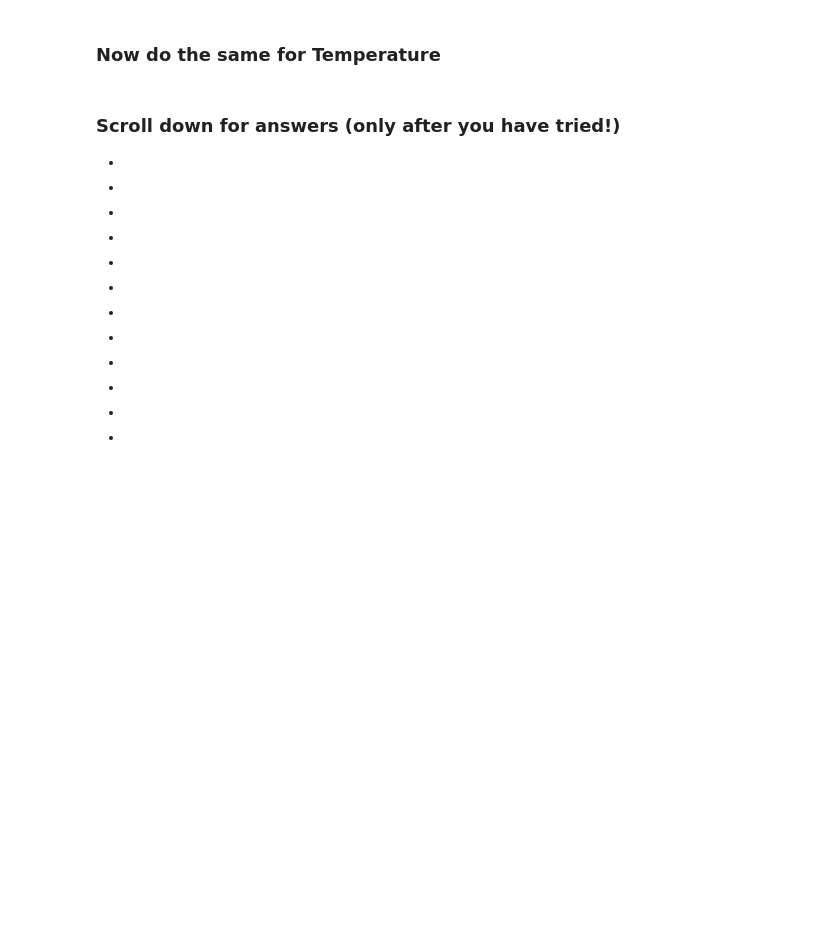
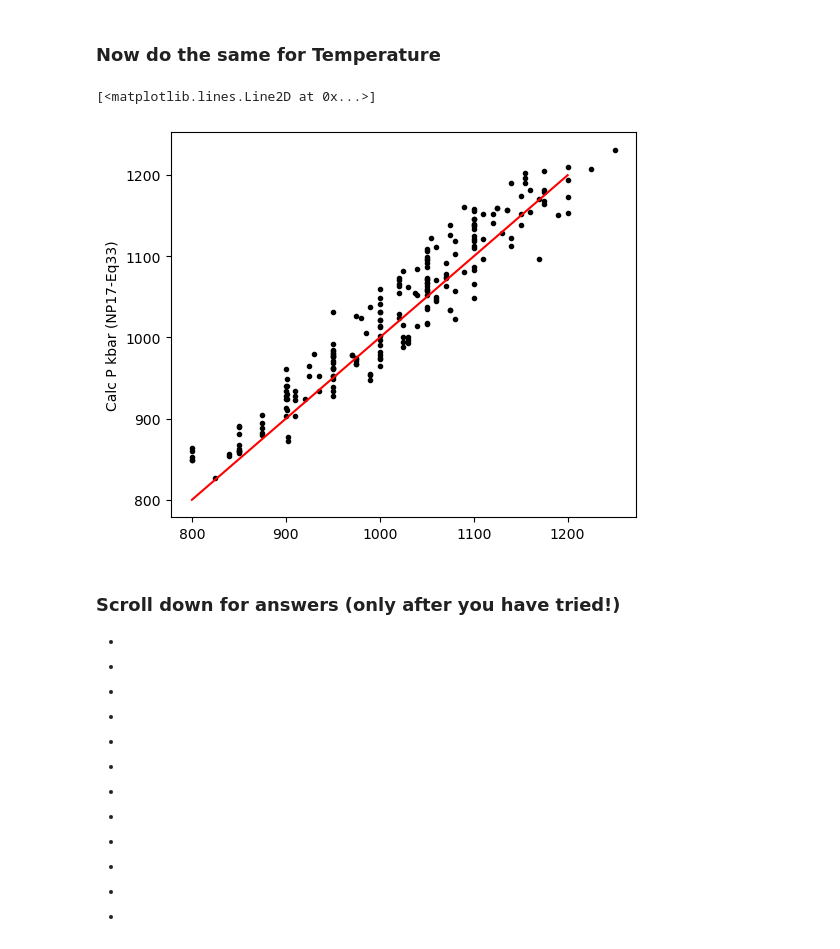
Before and after one commit to PennyWieser/Thermobar, a Jupyter notebook: docs/Examples/Cpx_Cpx_Liq_Thermobarometry/Cpx_Liq_TestDataset_Cider2023.ipynb, the cells around one changed output. Cells and saved outputs as stored; diff of their text form; code cells hidden in the pictures; blank space fills up the shorter version.

```diff
--- a/docs/Examples/Cpx_Cpx_Liq_Thermobarometry/Cpx_Liq_TestDataset_Cider2023.ipynb
+++ b/docs/Examples/Cpx_Cpx_Liq_Thermobarometry/Cpx_Liq_TestDataset_Cider2023.ipynb
@@ -127,3 +108,17 @@ Text(0, 0.5, 'Calc P kbar (NP17-Eq33)')
+# %%
+# Try typing code here to make a plot!
+
+fig, (ax1) = plt.subplots(1, 1, figsize=(6,5))
+ax1.plot(all_input['T_K_x']-273.15, Neave17['T_K_calc']-273.15, '.k')
+# Here is how you add a Y label - Try adding an X
+ax1.set_ylabel('Calc P kbar (NP17-Eq33)')
+# Add your own x label here!
+
+# Now add a 1:1 line to compare!
+ax1.plot([800 ,1200], [800, 1200], '-r')
+# %% [output]
+[<matplotlib.lines.Line2D at 0x...>]
+[figure, added]
 # %% [markdown]
 ### Scroll down for answers (only after you have tried!)
 -
```
Also changed, not shown: parts of 15 cells of this notebook, 13 other files.
